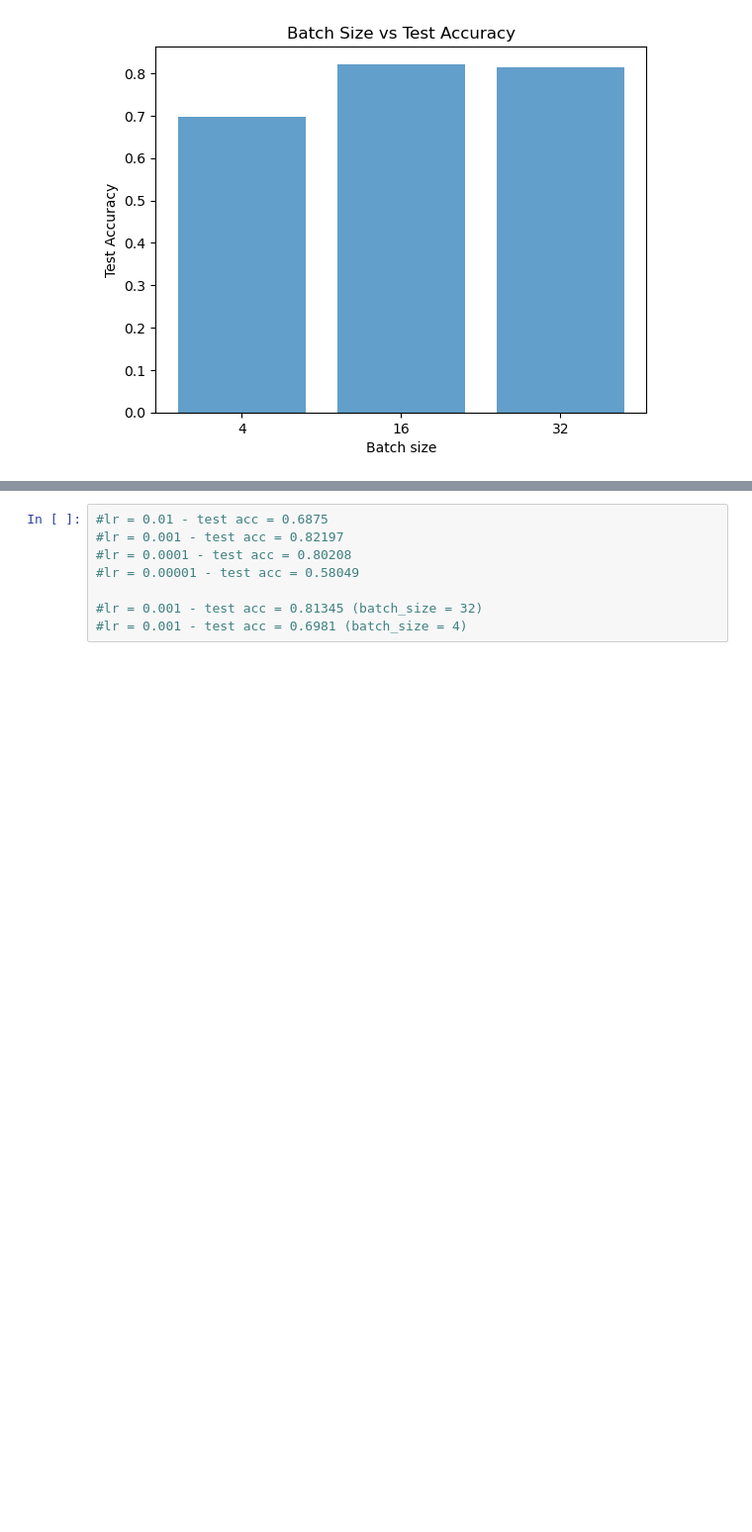
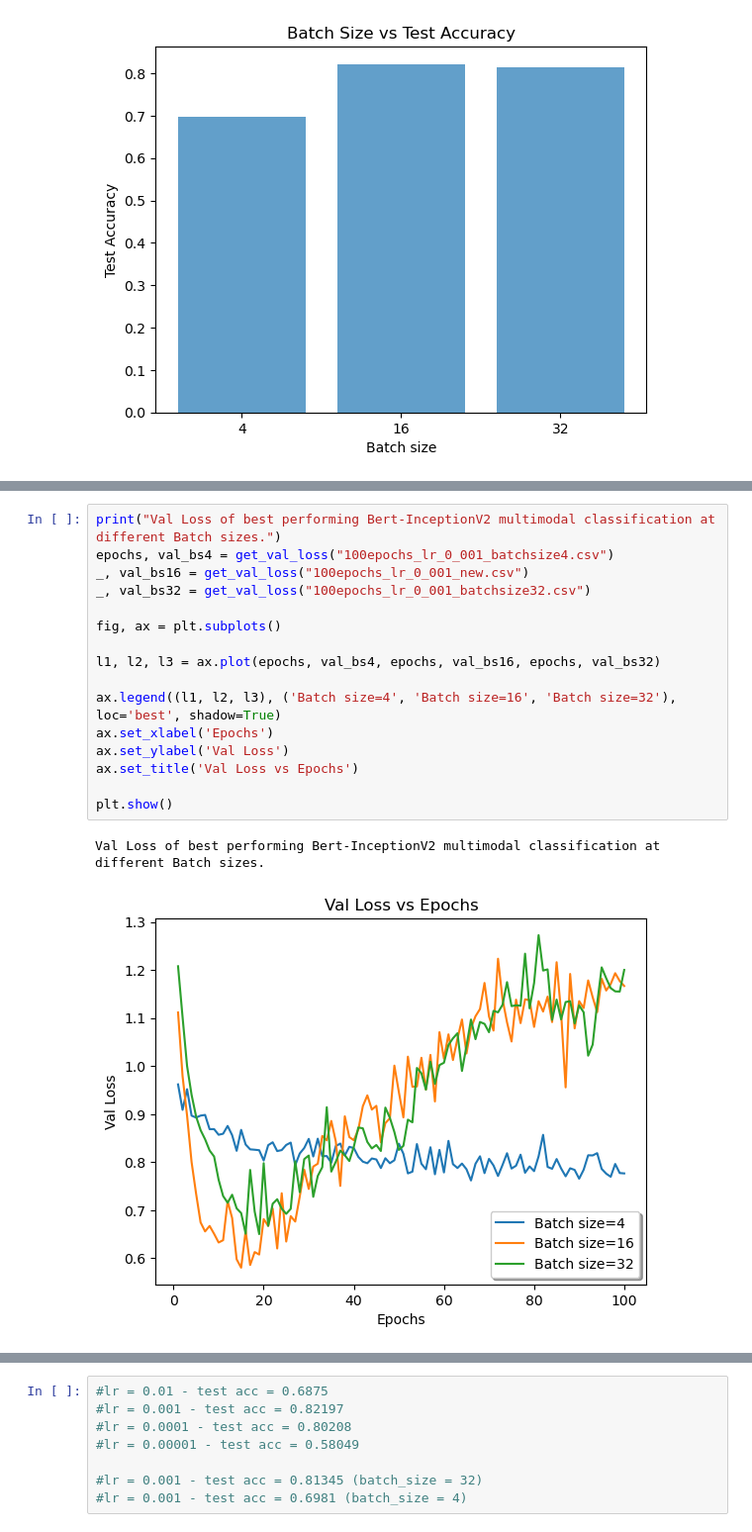
Before and after one commit to rbawah/garbage-classification, a Jupyter notebook: results/results.ipynb, the cells around one changed output, grey strips where cells are left out. Shown: that part at 99% size. Cells and saved outputs as stored; diff of their text form; blank space fills up the shorter version.

```diff
--- a/results/results.ipynb
+++ b/results/results.ipynb
@@ -146,0 +178,19 @@ Effect of Batch size on Test accuracy of Bert-InceptionV2 Dual Classifier.
+# %%
+print("Val Loss of best performing Bert-InceptionV2 multimodal classification at different Batch sizes.")
+epochs, val_bs4 = get_val_loss("100epochs_lr_0_001_batchsize4.csv")
+_, val_bs16 = get_val_loss("100epochs_lr_0_001_new.csv")
+_, val_bs32 = get_val_loss("100epochs_lr_0_001_batchsize32.csv")
+
+fig, ax = plt.subplots()
+
+l1, l2, l3 = ax.plot(epochs, val_bs4, epochs, val_bs16, epochs, val_bs32)
+
+ax.legend((l1, l2, l3), ('Batch size=4', 'Batch size=16', 'Batch size=32'), loc='best', shadow=True)
+ax.set_xlabel('Epochs')
+ax.set_ylabel('Val Loss')
+ax.set_title('Val Loss vs Epochs')
+
+plt.show()
+# %% [output]
+Val Loss of best performing Bert-InceptionV2 multimodal classification at different Batch sizes.
+[figure, added]
```
Also changed, not shown: parts of 7 cells of this notebook, 2 other files.
